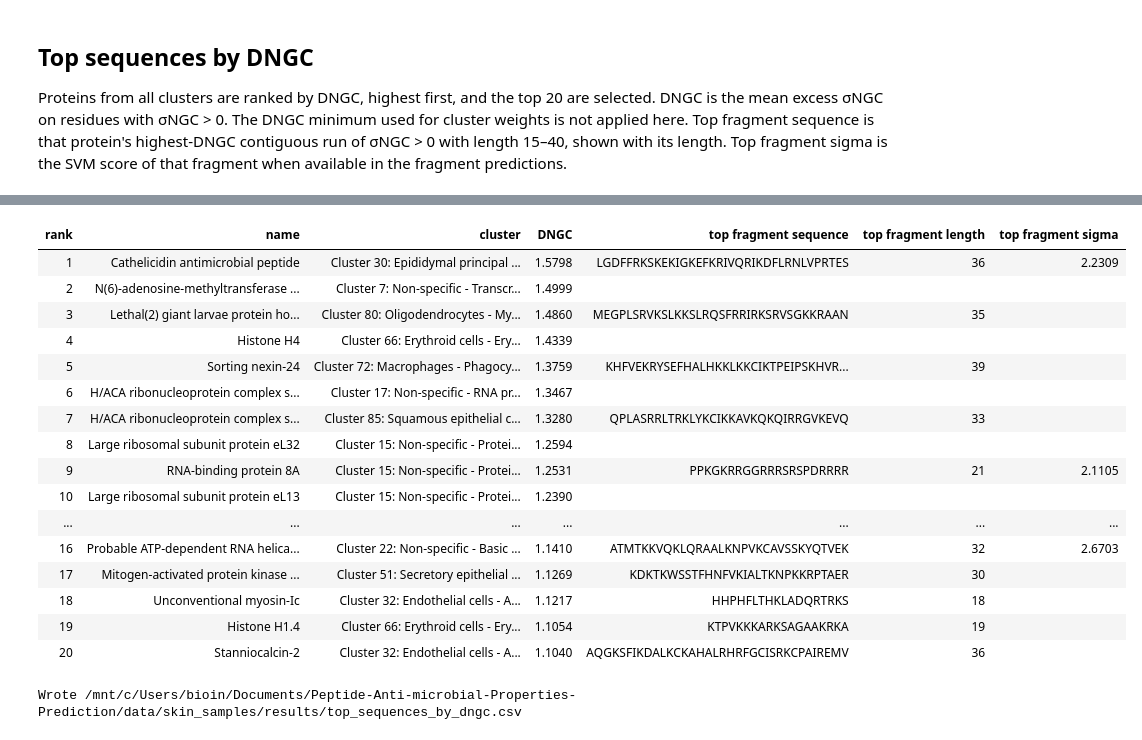
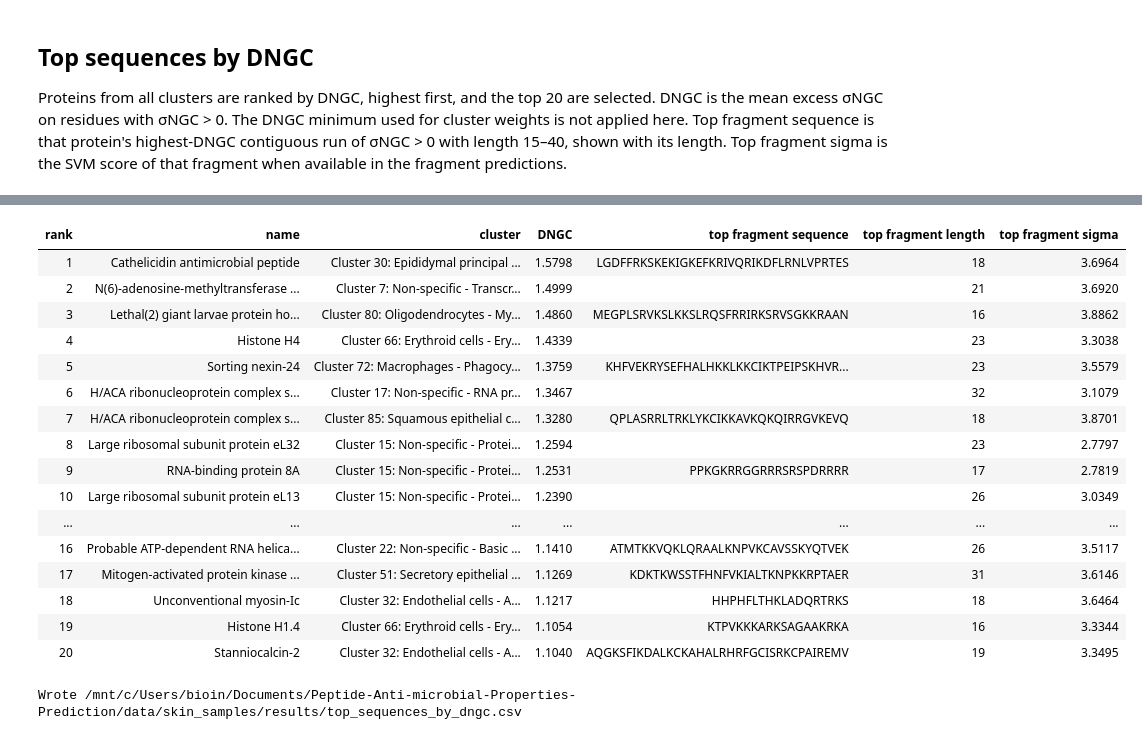
Before and after one commit to KYinXu/Peptide-Anti-microbial-Properties-Prediction, a Jupyter notebook: notebooks/skin_clusters/top_sequence_selection.ipynb, the cells around one changed output, grey strips where cells are left out. Cells and saved outputs as stored; diff of their text form; code cells hidden in the pictures.

Commit message:
Add top fragment analysis WIP

```diff
--- a/notebooks/skin_clusters/top_sequence_selection.ipynb
+++ b/notebooks/skin_clusters/top_sequence_selection.ipynb
@@ -461,12 +461,33 @@ def best_fragment_table(
     )
 
 
-def top_sequence_table(table: pd.DataFrame, fragments: pd.DataFrame, top_n: int) -> pd.DataFrame:
+def load_top_window_values(path: Path, parent_ids: pd.Series) -> pd.DataFrame:
+    required = {"fragment_rank", "parent_id", "window_length", "sigma"}
+    frame = pd.read_csv(path)
+    if missing := sorted(required - set(frame.columns)):
+        raise ValueError(f"Top-window CSV is missing columns: {missing}")
+    ordered = frame.sort_values("fragment_rank", kind="mergesort").reset_index(drop=True)
+    expected_ids = parent_ids.astype(str).tolist()
+    if ordered["parent_id"].astype(str).tolist() != expected_ids:
+        raise ValueError("Top-window rows do not match the ranked top sequences.")
+    return ordered
+
+
+def add_top_window_values(top: pd.DataFrame, windows: pd.DataFrame) -> None:
+    top["top fragment length"] = windows["window_length"].astype(int).to_numpy()
+    top["top fragment sigma"] = windows["sigma"].map(format_sigma).to_numpy()
+
+
+def top_sequence_table(
+    table: pd.DataFrame,
+    fragments: pd.DataFrame,
+    windows: pd.DataFrame,
+    top_n: int,
+) -> pd.DataFrame:
     top = _ranked_top(table, top_n)
     top["dngc"] = top["dngc"].map(lambda value: f"{float(value):.4f}")
     top["top fragment sequence"] = fragments["fragment_sequence"].to_numpy()
-    top["top fragment length"] = fragments["fragment_length"].to_numpy()
-    top["top fragment sigma"] = fragments["fragment_sigma"].map(format_sigma).to_numpy()
+    add_top_window_values(top, windows)
     shown = top[
         [
             "rank",
@@ -481,12 +502,16 @@ def top_sequence_table(table: pd.DataFrame, fragments: pd.DataFrame, top_n: int)
     return shown.rename(columns={CLUSTER_COL: "cluster", "dngc": "DNGC"})
 
 
-def top_sequence_export(table: pd.DataFrame, fragments: pd.DataFrame, top_n: int) -> pd.DataFrame:
+def top_sequence_export(
+    table: pd.DataFrame,
+    fragments: pd.DataFrame,
+    windows: pd.DataFrame,
+    top_n: int,
+) -> pd.DataFrame:
     top = _ranked_top(table, top_n)
     top["dngc"] = top["dngc"].map(lambda value: f"{float(value):.4f}")
     top["top fragment sequence"] = fragments["fragment_sequence"].to_numpy()
-    top["top fragment length"] = fragments["fragment_length"].to_numpy()
-    top["top fragment sigma"] = fragments["fragment_sigma"].map(format_sigma).to_numpy()
+    add_top_window_values(top, windows)
     exported = top.rename(columns={CLUSTER_COL: "cluster", "dngc": "DNGC"})
     return exported[
         [
@@ -521,16 +546,30 @@ best_fragments = best_fragment_table(
     FRAGMENT_MIN_LENGTH,
     FRAGMENT_MAX_LENGTH,
 )
-top_sequences = top_sequence_table(ranked_sequences, best_fragments, SEQUENCE_TOP_N)
-scored_fragments = int(best_fragments["fragment_sigma"].map(np.isfinite).sum())
+TOP_WINDOWS_CSV = (
+    DATA_PATH / "top_fragments" / "top_20_sequences" / "top_windows.csv"
+)
+top_window_values = load_top_window_values(
+    TOP_WINDOWS_CSV,
+    ranked_sequences["id"].head(SEQUENCE_TOP_N),
+)
+top_sequences = top_sequence_table(
+    ranked_sequences,
+    best_fragments,
+    top_window_values,
+    SEQUENCE_TOP_N,
+)
 print(f"Top {len(top_sequences)} sequences by DNGC across all clusters")
-print(
-    f"SVM sigma available for {scored_fragments} of {len(best_fragments)} highest-DNGC fragments"
-)
+print(f"Top-window sigma available for all {len(top_window_values)} sequences")
 display(top_sequences.style.hide(axis="index"))
 if WRITE_TOP_SEQUENCES_CSV:
     write_top_sequence_csv(
-        top_sequence_export(ranked_sequences, best_fragments, SEQUENCE_TOP_N),
+        top_sequence_export(
+            ranked_sequences,
+            best_fragments,
+            top_window_values,
+            SEQUENCE_TOP_N,
+        ),
         TOP_SEQUENCES_CSV,
     )
     print(f"Wrote {TOP_SEQUENCES_CSV}")
@@ -540,18 +579,18 @@ SVM sigma available for 3 of 20 highest-DNGC fragments
 | rank | name | cluster | DNGC | top fragment sequence | top fragment length | top fragment sigma |
-| 1 | Cathelicidin antimicrobial peptide | Cluster 30: Epididymal principal ... | 1.5798 | LGDFFRKSKEKIGKEFKRIVQRIKDFLRNLVPRTES | 36 | 2.2309 |
-| 2 | N(6)-adenosine-methyltransferase ... | Cluster 7: Non-specific - Transcr... | 1.4999 |  |  |  |
-| 3 | Lethal(2) giant larvae protein ho... | Cluster 80: Oligodendrocytes - My... | 1.4860 | MEGPLSRVKSLKKSLRQSFRRIRKSRVSGKKRAAN | 35 |  |
-| 4 | Histone H4 | Cluster 66: Erythroid cells - Ery... | 1.4339 |  |  |  |
-| 5 | Sorting nexin-24 | Cluster 72: Macrophages - Phagocy... | 1.3759 | KHFVEKRYSEFHALHKKLKKCIKTPEIPSKHVR... | 39 |  |
-| 6 | H/ACA ribonucleoprotein complex s... | Cluster 17: Non-specific - RNA pr... | 1.3467 |  |  |  |
-| 7 | H/ACA ribonucleoprotein complex s... | Cluster 85: Squamous epithelial c... | 1.3280 | QPLASRRLTRKLYKCIKKAVKQKQIRRGVKEVQ | 33 |  |
-| 8 | Large ribosomal subunit protein eL32 | Cluster 15: Non-specific - Protei... | 1.2594 |  |  |  |
-| 9 | RNA-binding protein 8A | Cluster 15: Non-specific - Protei... | 1.2531 | PPKGKRRGGRRRSRSPDRRRR | 21 | 2.1105 |
-| 10 | Large ribosomal subunit protein eL13 | Cluster 15: Non-specific - Protei... | 1.2390 |  |  |  |
+| 1 | Cathelicidin antimicrobial peptide | Cluster 30: Epididymal principal ... | 1.5798 | LGDFFRKSKEKIGKEFKRIVQRIKDFLRNLVPRTES | 18 | 3.6964 |
+| 2 | N(6)-adenosine-methyltransferase ... | Cluster 7: Non-specific - Transcr... | 1.4999 |  | 21 | 3.6920 |
+| 3 | Lethal(2) giant larvae protein ho... | Cluster 80: Oligodendrocytes - My... | 1.4860 | MEGPLSRVKSLKKSLRQSFRRIRKSRVSGKKRAAN | 16 | 3.8862 |
+| 4 | Histone H4 | Cluster 66: Erythroid cells - Ery... | 1.4339 |  | 23 | 3.3038 |
+| 5 | Sorting nexin-24 | Cluster 72: Macrophages - Phagocy... | 1.3759 | KHFVEKRYSEFHALHKKLKKCIKTPEIPSKHVR... | 23 | 3.5579 |
+| 6 | H/ACA ribonucleoprotein complex s... | Cluster 17: Non-specific - RNA pr... | 1.3467 |  | 32 | 3.1079 |
+| 7 | H/ACA ribonucleoprotein complex s... | Cluster 85: Squamous epithelial c... | 1.3280 | QPLASRRLTRKLYKCIKKAVKQKQIRRGVKEVQ | 18 | 3.8701 |
+| 8 | Large ribosomal subunit protein eL32 | Cluster 15: Non-specific - Protei... | 1.2594 |  | 23 | 2.7797 |
+| 9 | RNA-binding protein 8A | Cluster 15: Non-specific - Protei... | 1.2531 | PPKGKRRGGRRRSRSPDRRRR | 17 | 2.7819 |
+| 10 | Large ribosomal subunit protein eL13 | Cluster 15: Non-specific - Protei... | 1.2390 |  | 26 | 3.0349 |
 | ... | ... | ... | ... | ... | ... | ... |
-| 16 | Probable ATP-dependent RNA helica... | Cluster 22: Non-specific - Basic ... | 1.1410 | ATMTKKVQKLQRAALKNPVKCAVSSKYQTVEK | 32 | 2.6703 |
-| 17 | Mitogen-activated protein kinase ... | Cluster 51: Secretory epithelial ... | 1.1269 | KDKTKWSSTFHNFVKIALTKNPKKRPTAER | 30 |  |
-| 18 | Unconventional myosin-Ic | Cluster 32: Endothelial cells - A... | 1.1217 | HHPHFLTHKLADQRTRKS | 18 |  |
-| 19 | Histone H1.4 | Cluster 66: Erythroid cells - Ery... | 1.1054 | KTPVKKKARKSAGAAKRKA | 19 |  |
-| 20 | Stanniocalcin-2 | Cluster 32: Endothelial cells - A... | 1.1040 | AQGKSFIKDALKCKAHALRHRFGCISRKCPAIREMV | 36 |  |
+| 16 | Probable ATP-dependent RNA helica... | Cluster 22: Non-specific - Basic ... | 1.1410 | ATMTKKVQKLQRAALKNPVKCAVSSKYQTVEK | 26 | 3.5117 |
+| 17 | Mitogen-activated protein kinase ... | Cluster 51: Secretory epithelial ... | 1.1269 | KDKTKWSSTFHNFVKIALTKNPKKRPTAER | 31 | 3.6146 |
+| 18 | Unconventional myosin-Ic | Cluster 32: Endothelial cells - A... | 1.1217 | HHPHFLTHKLADQRTRKS | 18 | 3.6464 |
+| 19 | Histone H1.4 | Cluster 66: Erythroid cells - Ery... | 1.1054 | KTPVKKKARKSAGAAKRKA | 16 | 3.3344 |
+| 20 | Stanniocalcin-2 | Cluster 32: Endothelial cells - A... | 1.1040 | AQGKSFIKDALKCKAHALRHRFGCISRKCPAIREMV | 19 | 3.3495 |
 Wrote /mnt/c/Users/bioin/Documents/Peptide-Anti-microbial-Properties-Prediction/data/skin_samples/results/top_sequences_by_dngc.csv
```
Also changed, not shown: parts of 2 cells of this notebook, 6 other files.
